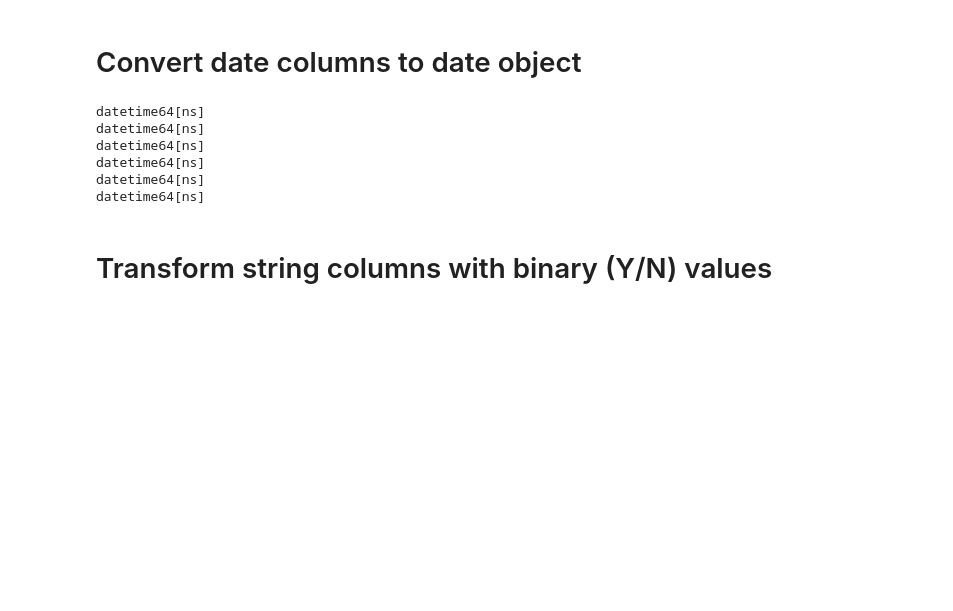
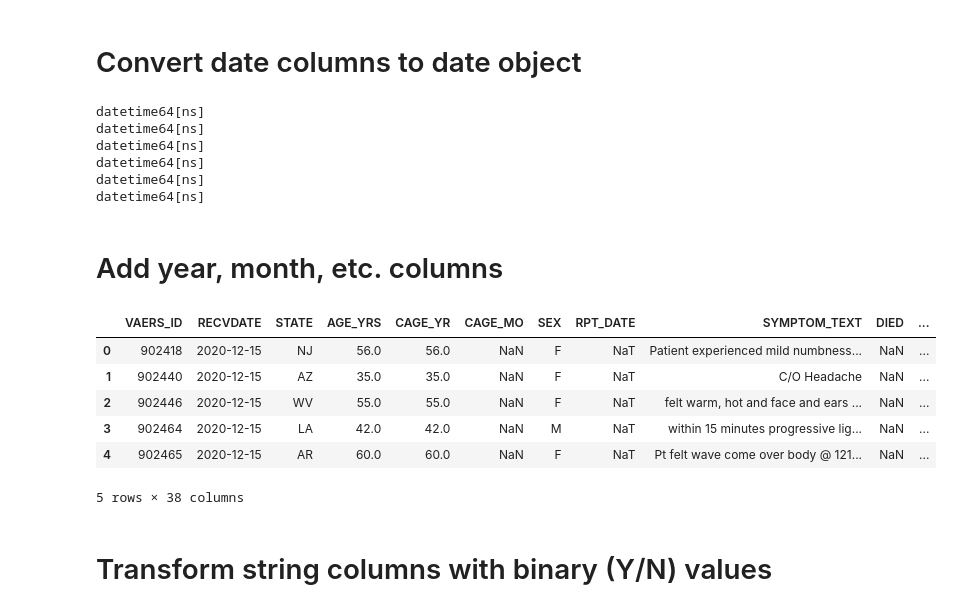
Before and after one commit to uw-msim-imt561-2026/covid-19-vaccine-adverse-reactions, a Jupyter notebook: notebooks/cleaning_VAERS.ipynb, the cells around one changed output. Cells and saved outputs as stored; diff of their text form; code cells hidden in the pictures; blank space fills up the shorter version.

```diff
--- a/notebooks/cleaning_VAERS.ipynb
+++ b/notebooks/cleaning_VAERS.ipynb
@@ -232,6 +227,22 @@ datetime64[ns]
 datetime64[ns]
 datetime64[ns]
 datetime64[ns]
+# %% [markdown]
+# Add year, month, etc. columns
+# %%
+# add more date objects to dataframe
+df_VAERS['ONSET_YEAR'] = df_VAERS['ONSET_DATE'].dt.year
+df_VAERS['ONSET_MONTH'] = df_VAERS['ONSET_DATE'].dt.strftime('%b')
+df_VAERS['ONSET_MONTHYEAR'] = df_VAERS['ONSET_DATE'].dt.strftime('%Y-%m')
+df_VAERS.head()
+# %% [output]
+|  | VAERS_ID | RECVDATE | STATE | AGE_YRS | CAGE_YR | CAGE_MO | SEX | RPT_DATE | SYMPTOM_TEXT | DIED | ... |
+| 0 | 902418 | 2020-12-15 | NJ | 56.0 | 56.0 | NaN | F | NaT | Patient experienced mild numbness... | NaN | ... |
+| 1 | 902440 | 2020-12-15 | AZ | 35.0 | 35.0 | NaN | F | NaT | C/O Headache | NaN | ... |
+| 2 | 902446 | 2020-12-15 | WV | 55.0 | 55.0 | NaN | F | NaT | felt warm, hot and face and ears ... | NaN | ... |
+| 3 | 902464 | 2020-12-15 | LA | 42.0 | 42.0 | NaN | M | NaT | within 15 minutes progressive lig... | NaN | ... |
+| 4 | 902465 | 2020-12-15 | AR | 60.0 | 60.0 | NaN | F | NaT | Pt felt wave come over body @ 121... | NaN | ... |
+5 rows × 38 columns
 # %% [markdown]
 # Transform string columns with binary (Y/N) values
 # %%
```
Also changed, not shown: parts of 12 cells of this notebook.
